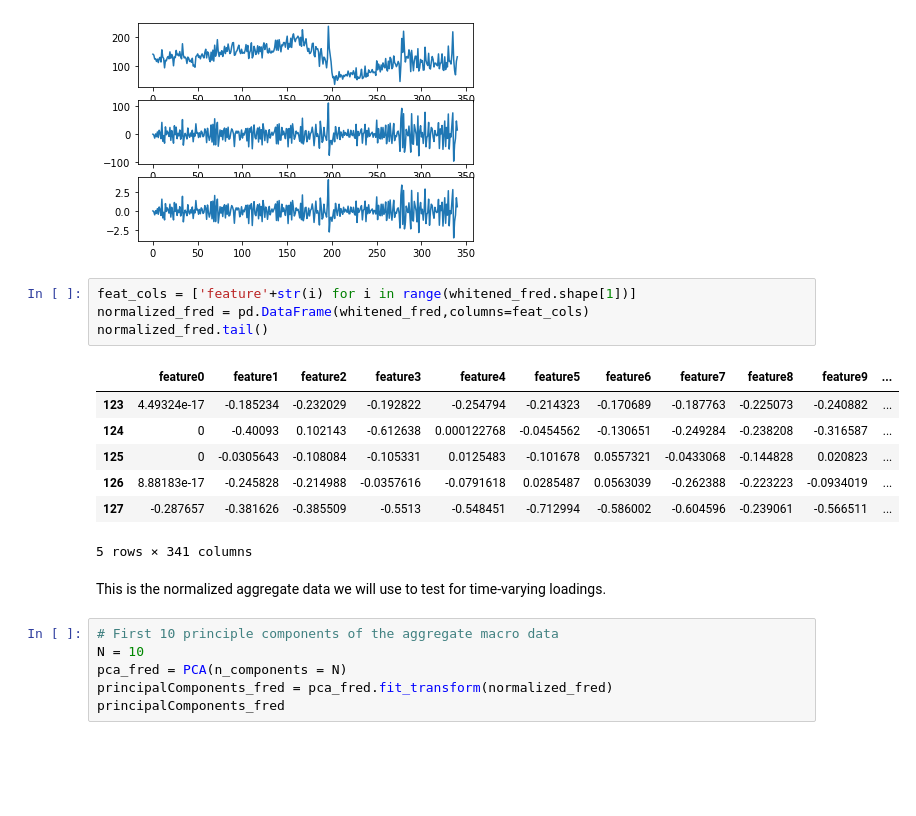
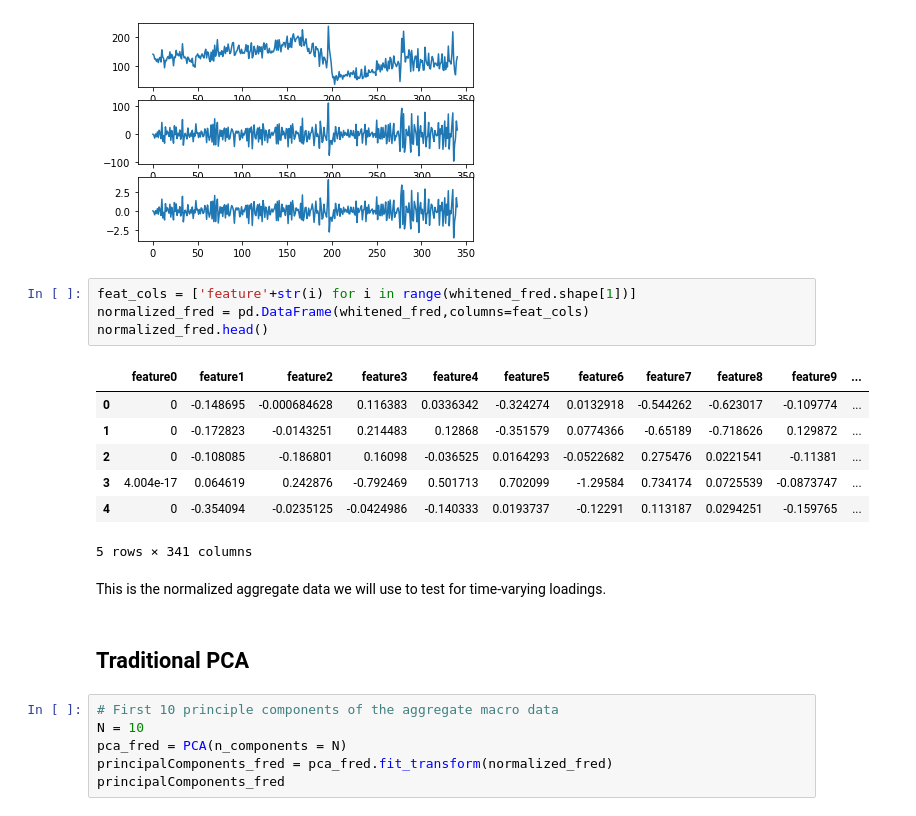
Before and after one commit to gituxedo/stat198finalproject, a Jupyter notebook: Final-Project.ipynb, the cells around one changed output. Saved outputs shown, nothing was run; the diff lists cells and outputs as text; blank space fills up the shorter version.

```diff
--- a/Final-Project.ipynb
+++ b/Final-Project.ipynb
@@ -102,17 +112,19 @@ plotter(48)
 # %%
 feat_cols = ['feature'+str(i) for i in range(whitened_fred.shape[1])]
 normalized_fred = pd.DataFrame(whitened_fred,columns=feat_cols)
-normalized_fred.tail()
+normalized_fred.head()
 # %% [output]
 |  | feature0 | feature1 | feature2 | feature3 | feature4 | feature5 | feature6 | feature7 | feature8 | feature9 | ... |
-| 123 | 4.49324e-17 | -0.185234 | -0.232029 | -0.192822 | -0.254794 | -0.214323 | -0.170689 | -0.187763 | -0.225073 | -0.240882 | ... |
-| 124 | 0 | -0.40093 | 0.102143 | -0.612638 | 0.000122768 | -0.0454562 | -0.130651 | -0.249284 | -0.238208 | -0.316587 | ... |
-| 125 | 0 | -0.0305643 | -0.108084 | -0.105331 | 0.0125483 | -0.101678 | 0.0557321 | -0.0433068 | -0.144828 | 0.020823 | ... |
-| 126 | 8.88183e-17 | -0.245828 | -0.214988 | -0.0357616 | -0.0791618 | 0.0285487 | 0.0563039 | -0.262388 | -0.223223 | -0.0934019 | ... |
-| 127 | -0.287657 | -0.381626 | -0.385509 | -0.5513 | -0.548451 | -0.712994 | -0.586002 | -0.604596 | -0.239061 | -0.566511 | ... |
+| 0 | 0 | -0.148695 | -0.000684628 | 0.116383 | 0.0336342 | -0.324274 | 0.0132918 | -0.544262 | -0.623017 | -0.109774 | ... |
+| 1 | 0 | -0.172823 | -0.0143251 | 0.214483 | 0.12868 | -0.351579 | 0.0774366 | -0.65189 | -0.718626 | 0.129872 | ... |
+| 2 | 0 | -0.108085 | -0.186801 | 0.16098 | -0.036525 | 0.0164293 | -0.0522682 | 0.275476 | 0.0221541 | -0.11381 | ... |
+| 3 | 4.004e-17 | 0.064619 | 0.242876 | -0.792469 | 0.501713 | 0.702099 | -1.29584 | 0.734174 | 0.0725539 | -0.0873747 | ... |
+| 4 | 0 | -0.354094 | -0.0235125 | -0.0424986 | -0.140333 | 0.0193737 | -0.12291 | 0.113187 | 0.0294251 | -0.159765 | ... |
 5 rows × 341 columns
 # %% [markdown]
 This is the normalized aggregate data we will use to test for time-varying loadings.
+# %% [markdown]
+## Traditional PCA
 # %%
 # First 10 principle components of the aggregate macro data
 N = 10
```
Also changed, not shown: parts of 24 cells of this notebook, 1 other file.
